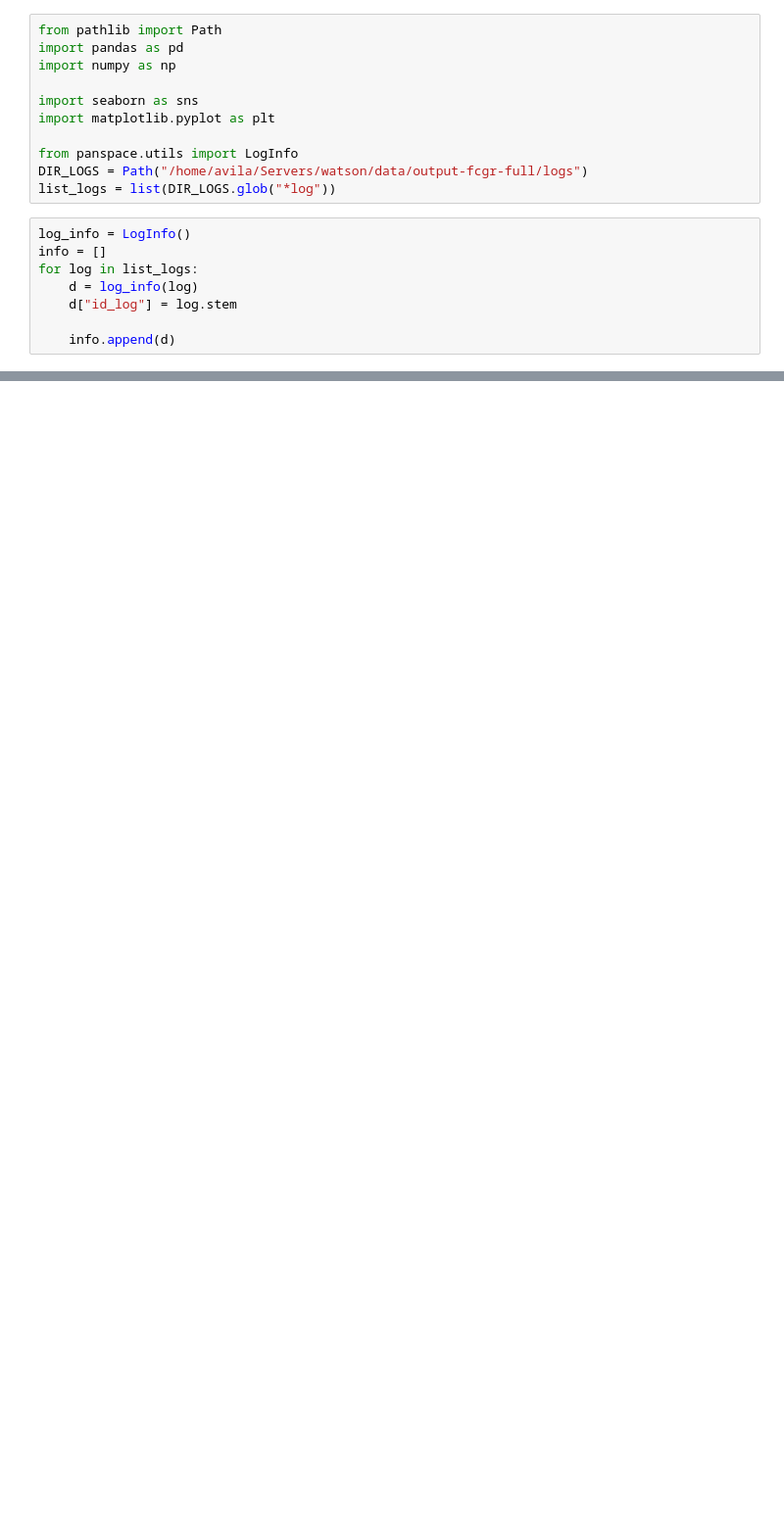
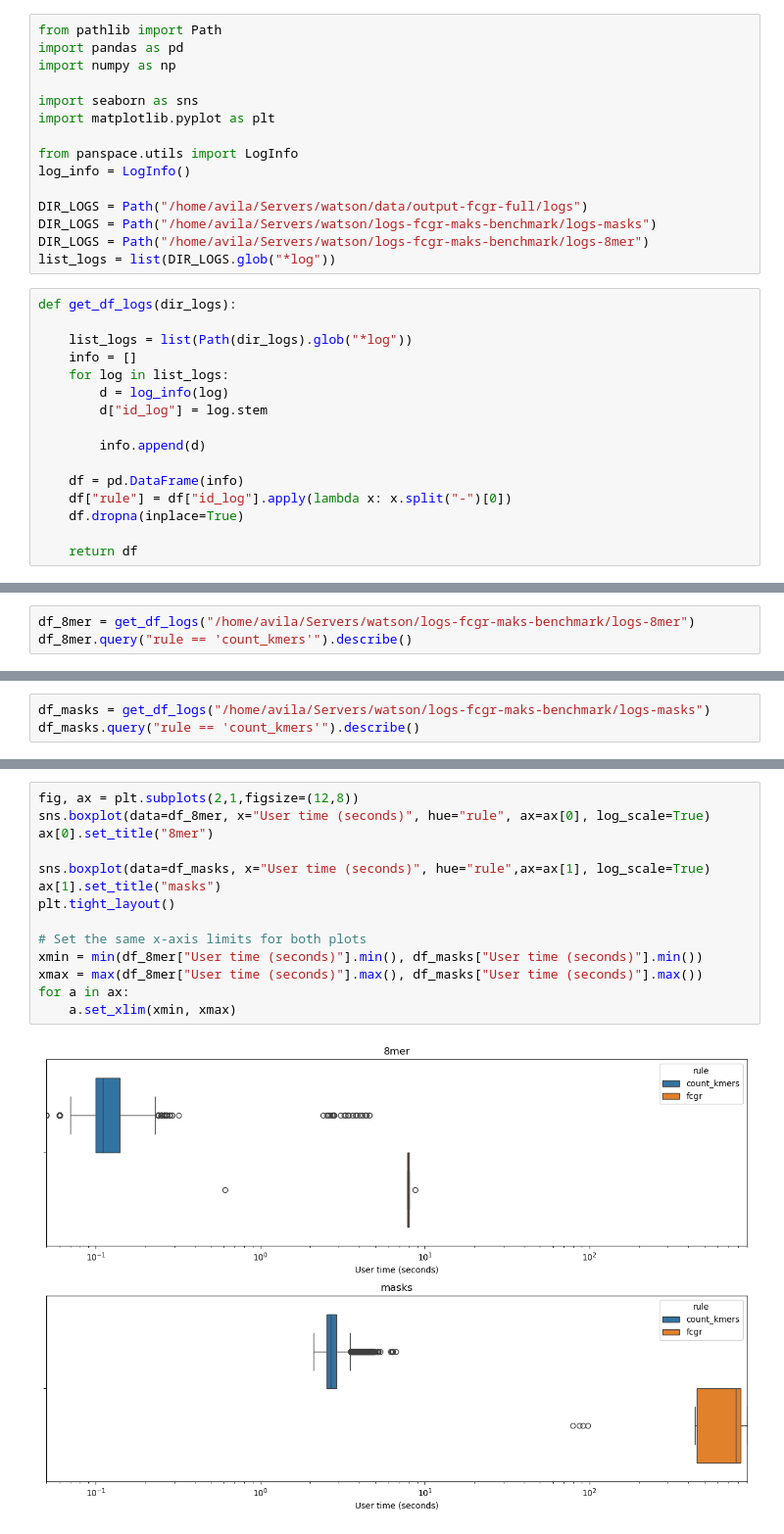
Before and after one commit to pg-space/panspace, a Jupyter notebook: notebooks/logs_fcgr_pipeline.ipynb, the cells around one changed output, grey strips where cells are left out. Shown at 98% size. Drawn from its saved outputs; the diff is of its cells as text; blank space fills up the shorter version.

```diff
--- a/notebooks/logs_fcgr_pipeline.ipynb
+++ b/notebooks/logs_fcgr_pipeline.ipynb
@@ -7,13 +7,25 @@ import seaborn as sns
 import matplotlib.pyplot as plt
 
 from panspace.utils import LogInfo
+log_info = LogInfo()
+
 DIR_LOGS = Path("/home/avila/Servers/watson/data/output-fcgr-full/logs")
+DIR_LOGS = Path("/home/avila/Servers/watson/logs-fcgr-maks-benchmark/logs-masks")
+DIR_LOGS = Path("/home/avila/Servers/watson/logs-fcgr-maks-benchmark/logs-8mer")
 list_logs = list(DIR_LOGS.glob("*log"))
 # %%
-log_info = LogInfo()
-info = []
-for log in list_logs:
-    d = log_info(log)
-    d["id_log"] = log.stem
+def get_df_logs(dir_logs):
 
-    info.append(d)
+    list_logs = list(Path(dir_logs).glob("*log"))
+    info = []
+    for log in list_logs:
+        d = log_info(log)
+        d["id_log"] = log.stem
+
+        info.append(d)
+
+    df = pd.DataFrame(info)
+    df["rule"] = df["id_log"].apply(lambda x: x.split("-")[0])
+    df.dropna(inplace=True)
+
+    return df
@@ -50,0 +32,3 @@ df.groupby("rule")[["User time (seconds)"]].aggregate([np.sum, np.mean, np.std,
+# %%
+df_8mer = get_df_logs("/home/avila/Servers/watson/logs-fcgr-maks-benchmark/logs-8mer")
+df_8mer.query("rule == 'count_kmers'").describe()
@@ -50,0 +57,3 @@ df.groupby("rule")[["User time (seconds)"]].aggregate([np.sum, np.mean, np.std,
+# %%
+df_masks = get_df_logs("/home/avila/Servers/watson/logs-fcgr-maks-benchmark/logs-masks")
+df_masks.query("rule == 'count_kmers'").describe()
@@ -50,0 +105,16 @@ df.groupby("rule")[["User time (seconds)"]].aggregate([np.sum, np.mean, np.std,
+# %%
+fig, ax = plt.subplots(2,1,figsize=(12,8))
+sns.boxplot(data=df_8mer, x="User time (seconds)", hue="rule", ax=ax[0], log_scale=True)
+ax[0].set_title("8mer")
+
+sns.boxplot(data=df_masks, x="User time (seconds)", hue="rule",ax=ax[1], log_scale=True)
+ax[1].set_title("masks")
+plt.tight_layout()
+
+# Set the same x-axis limits for both plots
+xmin = min(df_8mer["User time (seconds)"].min(), df_masks["User time (seconds)"].min())
+xmax = max(df_8mer["User time (seconds)"].max(), df_masks["User time (seconds)"].max())
+for a in ax:
+    a.set_xlim(xmin, xmax)
+# %% [output]
+[figure, added]
```
Also changed, not shown: parts of 16 cells of this notebook, 4 other files.
